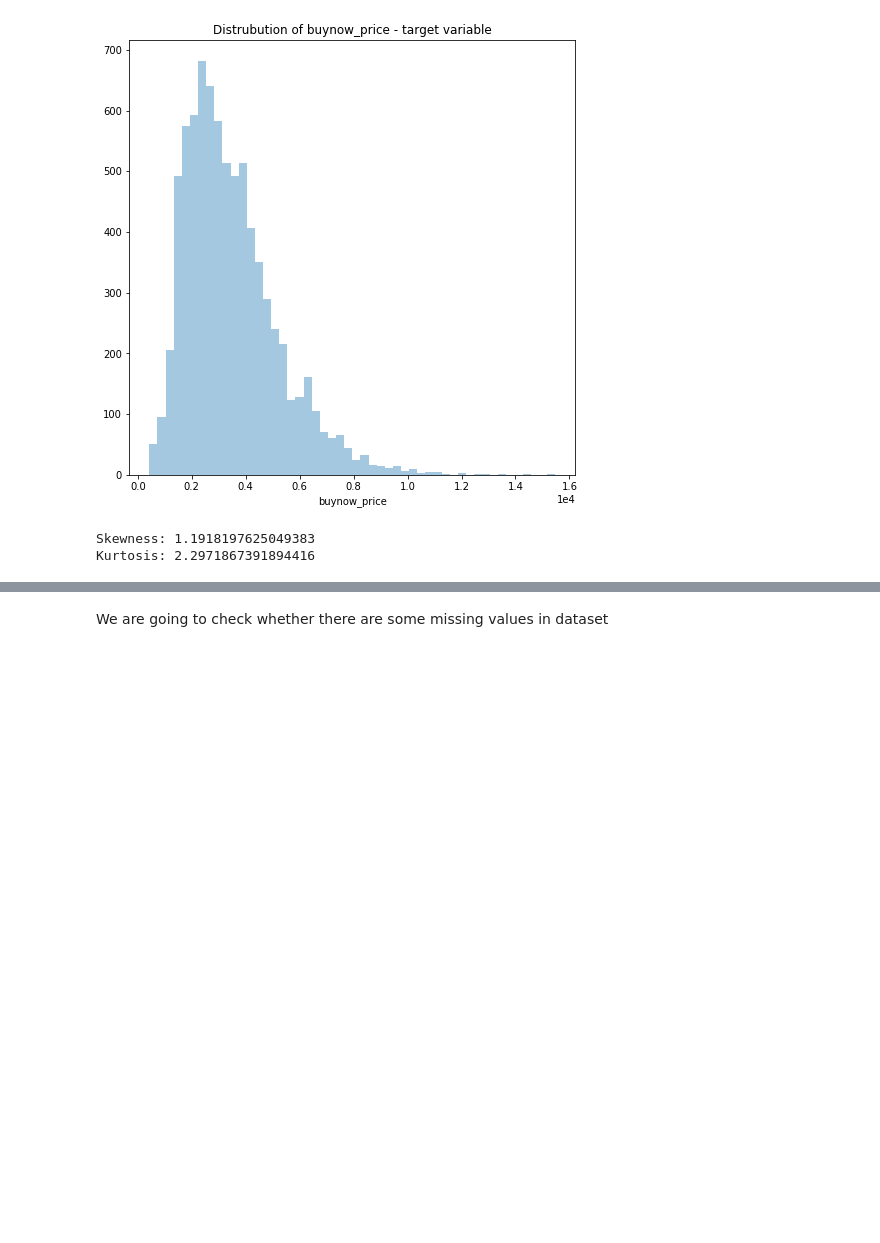
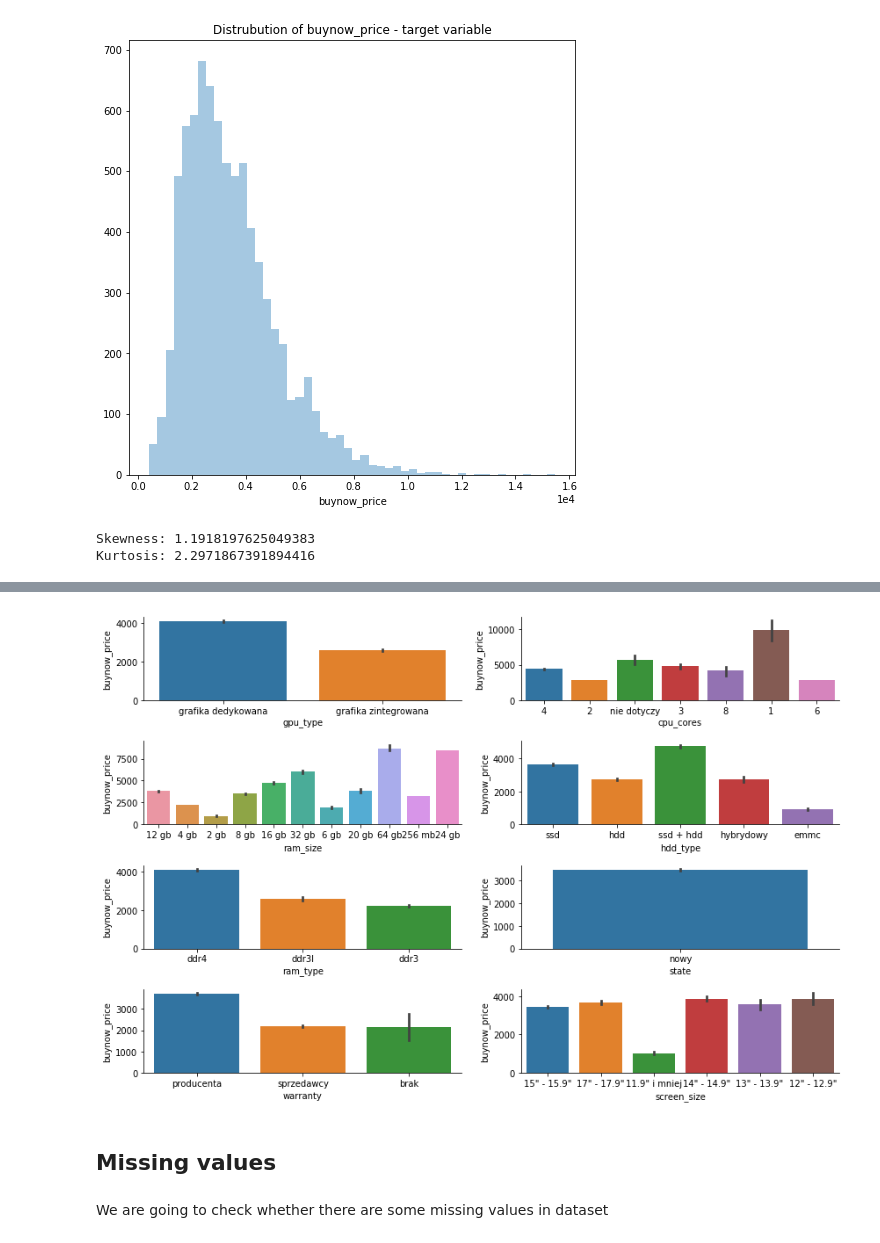
Before and after one commit to freefeynman123/laptop_price, a Jupyter notebook: allegro_task.ipynb, the cells around one changed output, grey strips where cells are left out. Cells and saved outputs as stored; diff of their text form; code cells hidden in the pictures; blank space fills up the shorter version.

```diff
--- a/allegro_task.ipynb
+++ b/allegro_task.ipynb
@@ -124,0 +239,3 @@ Kurtosis: 2.2971867391894416
+# %%
+cat_features = [column for column,dtype in zip(dataset.columns, dataset.dtypes) if dtype == 'object']
+list_features = ['multimedia', 'communication', 'os', 'control']
@@ -124,0 +244,16 @@ Kurtosis: 2.2971867391894416
+# %%
+cat_features_unlist = [feature for feature in cat_features if feature not in list_features+['cpu_series', 'resolution']]
+# %%
+multipleplots(
+              data=dataset,
+              x=cat_features_unlist,
+              y='buynow_price',
+              nrows=4,
+              ncols=2,
+              figsize=(12, 8),
+              plot_type='barplot'
+)
+sns.despine()
+plt.tight_layout()
+# %% [output]
+[figure, added]
@@ -125,3 +262,5 @@ Kurtosis: 2.2971867391894416
+# %% [markdown]
+## Missing values
 # %% [markdown]
 We are going to check whether there are some missing values in dataset
 # %%
```
Also changed, not shown: parts of 30 cells of this notebook, 1 other file.
